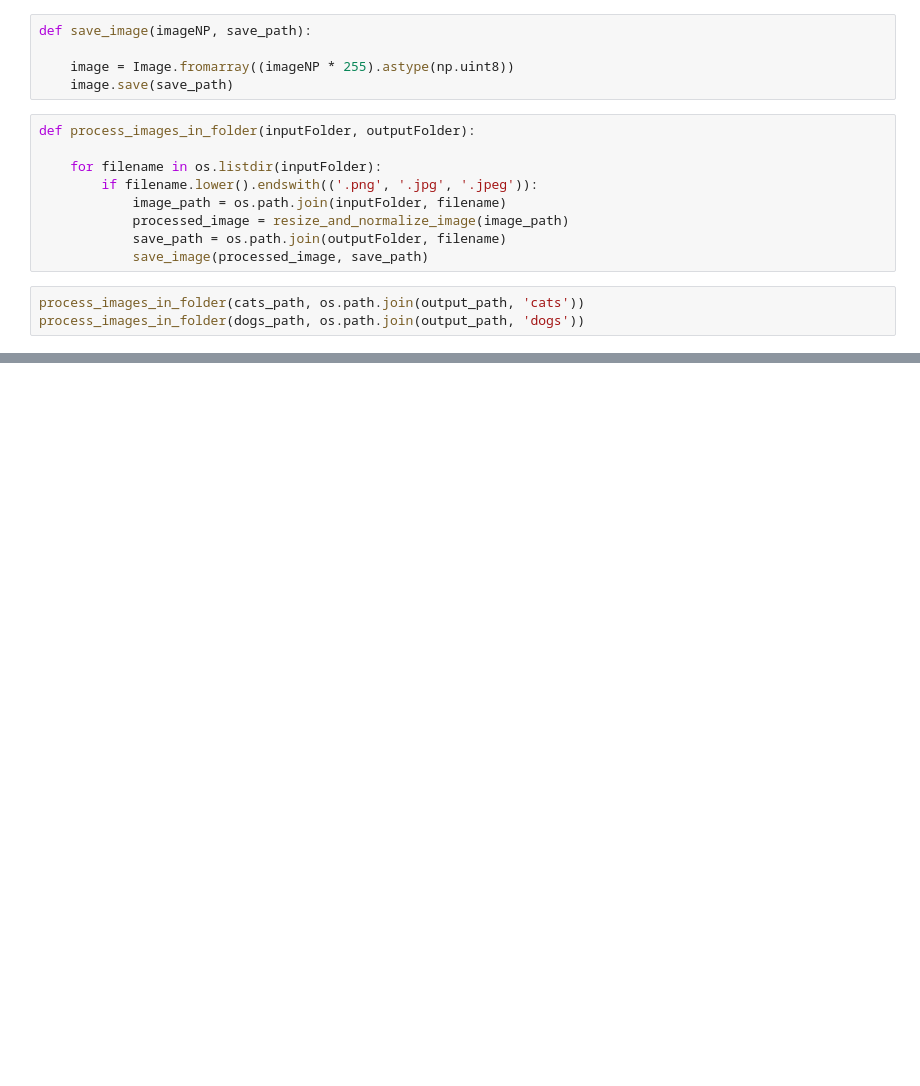
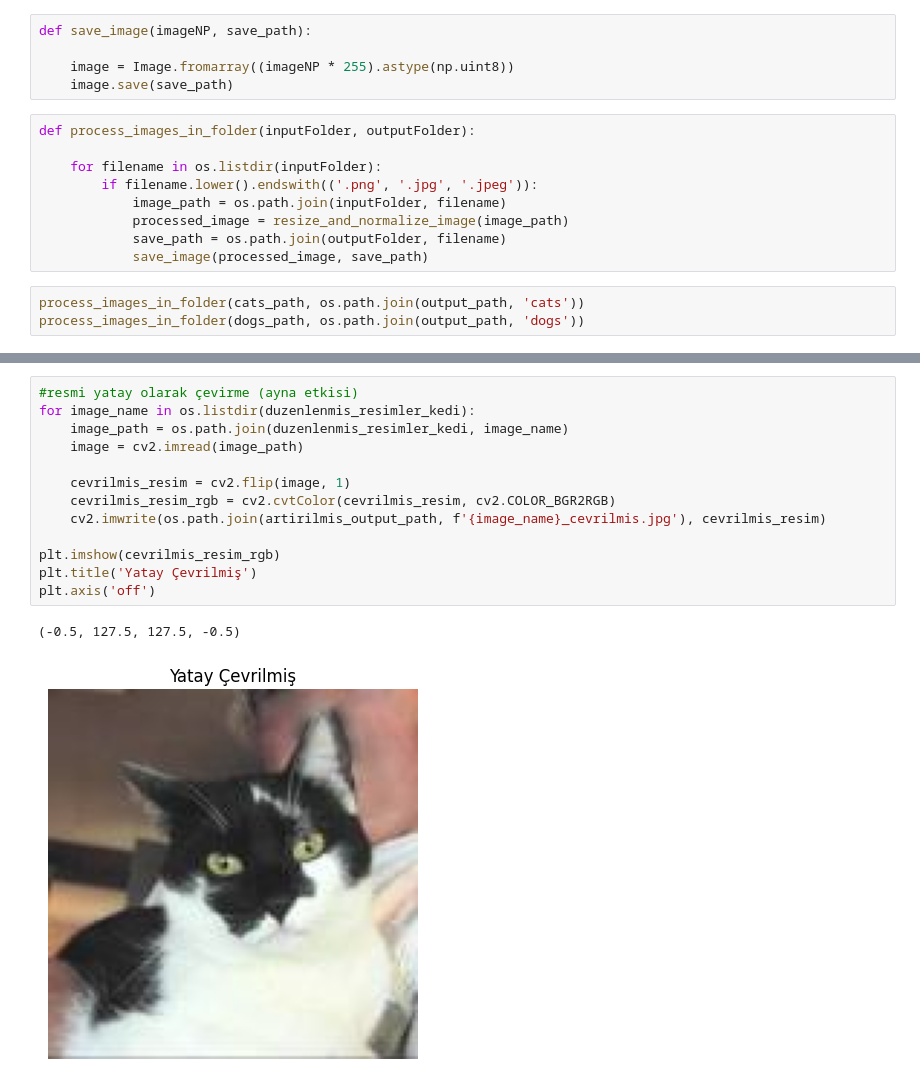
Before and after one commit to azsaritas/DeusAI_ImagePreprocessing, a Jupyter notebook: ImagePreprocessing.ipynb, the cells around one changed output, grey strips where cells are left out. Drawn from its saved outputs; the diff is of its cells as text; blank space fills up the shorter version.

```diff
--- a/ImagePreprocessing.ipynb
+++ b/ImagePreprocessing.ipynb
@@ -45,0 +130,16 @@ process_images_in_folder(dogs_path, os.path.join(output_path, 'dogs'))
+# %%
+#resmi yatay olarak çevirme (ayna etkisi)
+for image_name in os.listdir(duzenlenmis_resimler_kedi):
+    image_path = os.path.join(duzenlenmis_resimler_kedi, image_name)
+    image = cv2.imread(image_path)
+
+    cevrilmis_resim = cv2.flip(image, 1)
+    cevrilmis_resim_rgb = cv2.cvtColor(cevrilmis_resim, cv2.COLOR_BGR2RGB)
+    cv2.imwrite(os.path.join(artirilmis_output_path, f'{image_name}_cevrilmis.jpg'), cevrilmis_resim)
+
+plt.imshow(cevrilmis_resim_rgb)
+plt.title('Yatay Çevrilmiş')
+plt.axis('off')
+# %% [output]
+(-0.5, 127.5, 127.5, -0.5)
+[figure, added]
```
Also changed, not shown: parts of 16 cells of this notebook.
